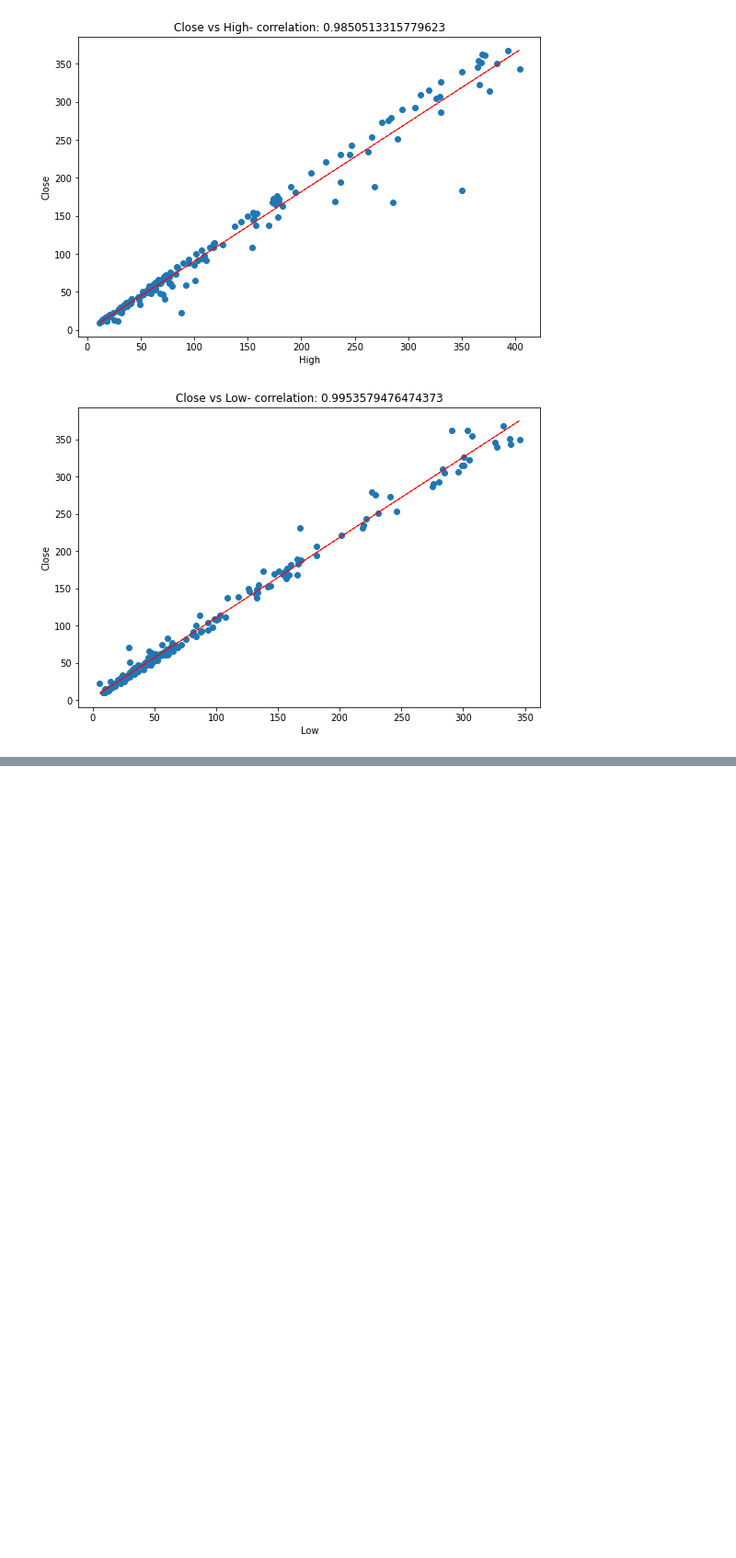
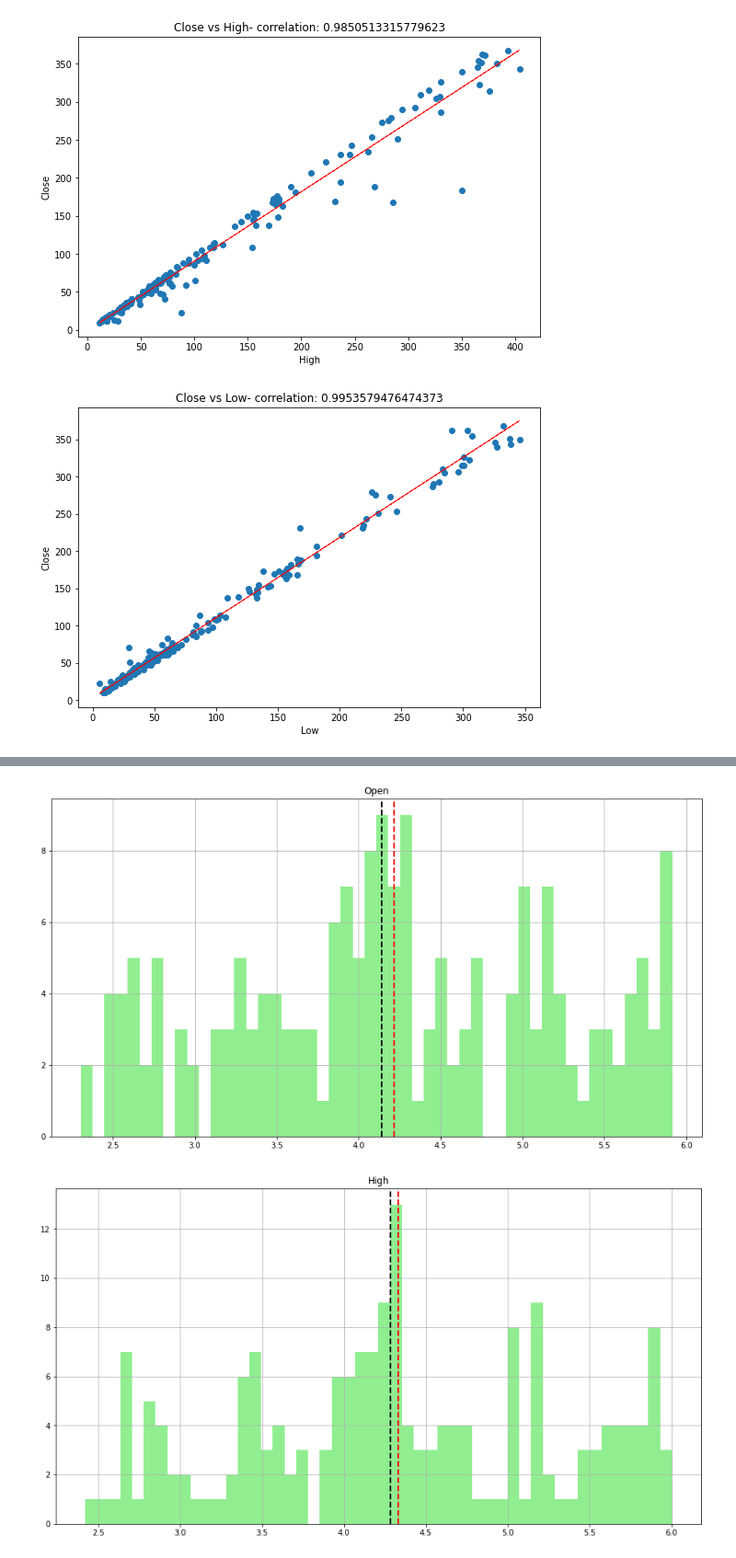
Before and after one commit to prav87654/Regression-YesBank-Stock-Prediction, a Jupyter notebook: Yes_Bank_Stock_Prediction(Praveen_S)_Regression_model.ipynb, the cells around one changed output, grey strips where cells are left out. Shown at 92% size. Saved outputs shown, nothing was run; the diff lists cells and outputs as text; code cells hidden in the pictures; blank space fills up the shorter version.

```diff
--- a/Yes_Bank_Stock_Prediction(Praveen_S)_Regression_model.ipynb
+++ b/Yes_Bank_Stock_Prediction(Praveen_S)_Regression_model.ipynb
@@ -146,0 +187,20 @@ plt.show()
+# %%
+for col in numerical_col[:]:
+   # Defining the size of the graph
+    fig = plt.figure(figsize=(15, 8))
+    ax = fig.gca()
+    # Normalizing the values using logarithamic function
+    feature = np.log(df[col])
+    # Defining the number of bins and colur of the graph
+    feature.hist(bins=50, ax = ax,color="lightgreen")
+    # Definig the mean properties
+    ax.axvline(feature.mean(), color='red', linestyle='dashed', linewidth=2)
+    # Defining the median properties
+    ax.axvline(feature.median(), color='black', linestyle='dashed', linewidth=2)
+    # Defining the title of the graph
+    ax.set_title(col)
+# Displaying the graph
+plt.show()
+# %% [output]
+[figure, added]
+[figure, added]
```
Also changed, not shown: parts of 4 cells of this notebook.
